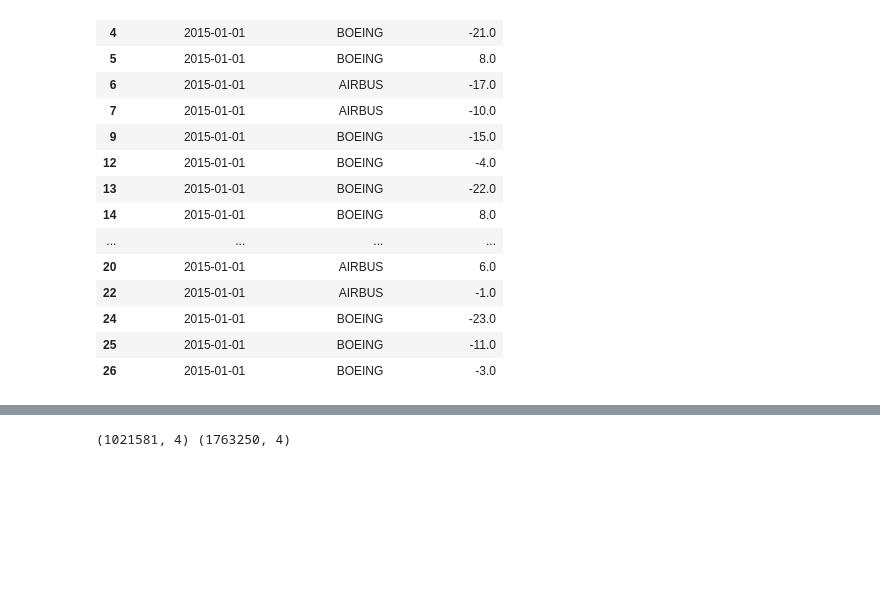
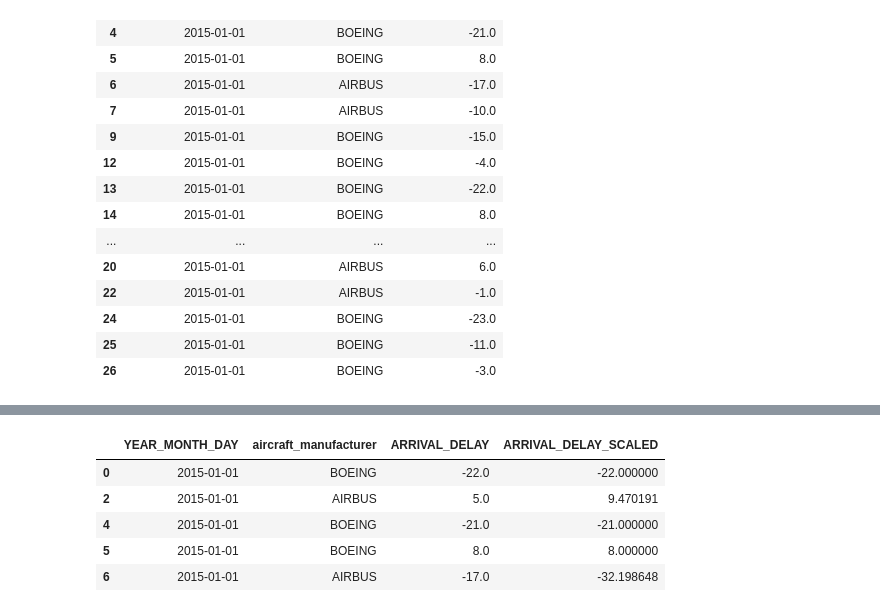
Before and after one commit to Malthehave/Data-visualization-ITU-2023, a Jupyter notebook: flight_delay_preprocess.ipynb, the cells around one changed output, grey strips where cells are left out. Drawn from its saved outputs; the diff is of its cells as text; code cells hidden in the pictures; blank space fills up the shorter version.

```diff
--- a/flight_delay_preprocess.ipynb
+++ b/flight_delay_preprocess.ipynb
@@ -122,0 +130,8 @@ df.head(20)
+# %%
+#divide boeing by airbus to get one number
+multiplier = df['aircraft_manufacturer'].value_counts()['BOEING'] / df['aircraft_manufacturer'].value_counts()['AIRBUS']
+print(multiplier)
+
+#multiply ARRIVAL DELAY by multiplier for Airbus
+df.loc[df['aircraft_manufacturer'] == 'AIRBUS', 'ARRIVAL_DELAY_SCALED'] = df['ARRIVAL_DELAY'] * multiplier
+df.loc[df['aircraft_manufacturer'] == 'BOEING', 'ARRIVAL_DELAY_SCALED'] = df['ARRIVAL_DELAY']
@@ -165,7 +157,2 @@ See the caveats in the documentation: https://pandas.pydata.org/pandas-docs/stab
-# %%
-#print shapes
-print(delayed_df.shape, early_df.shape)
-# %% [output]
-(1021581, 4) (1763250, 4)
 # %%
 #save new dfs to csv
@@ -173,0 +161,9 @@ early_df.to_csv('data/early_flights.csv', index=False)
+# %%
+df.head()
+# %% [output]
+|  | YEAR_MONTH_DAY | aircraft_manufacturer | ARRIVAL_DELAY | ARRIVAL_DELAY_SCALED |
+| 0 | 2015-01-01 | BOEING | -22.0 | -22.000000 |
+| 2 | 2015-01-01 | AIRBUS | 5.0 | 9.470191 |
+| 4 | 2015-01-01 | BOEING | -21.0 | -21.000000 |
+| 5 | 2015-01-01 | BOEING | 8.0 | 8.000000 |
+| 6 | 2015-01-01 | AIRBUS | -17.0 | -32.198648 |
```
Also changed, not shown: parts of 5 cells of this notebook.
